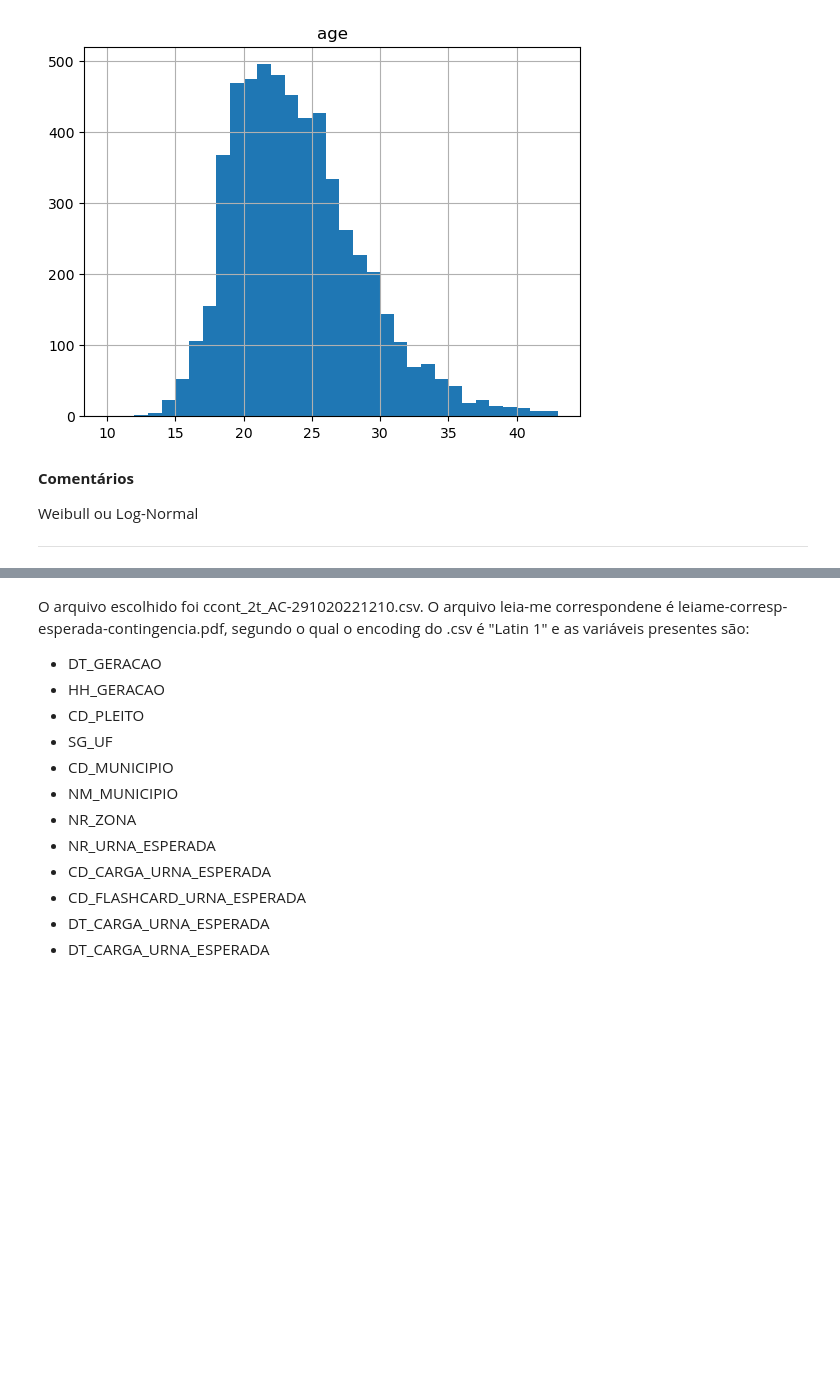
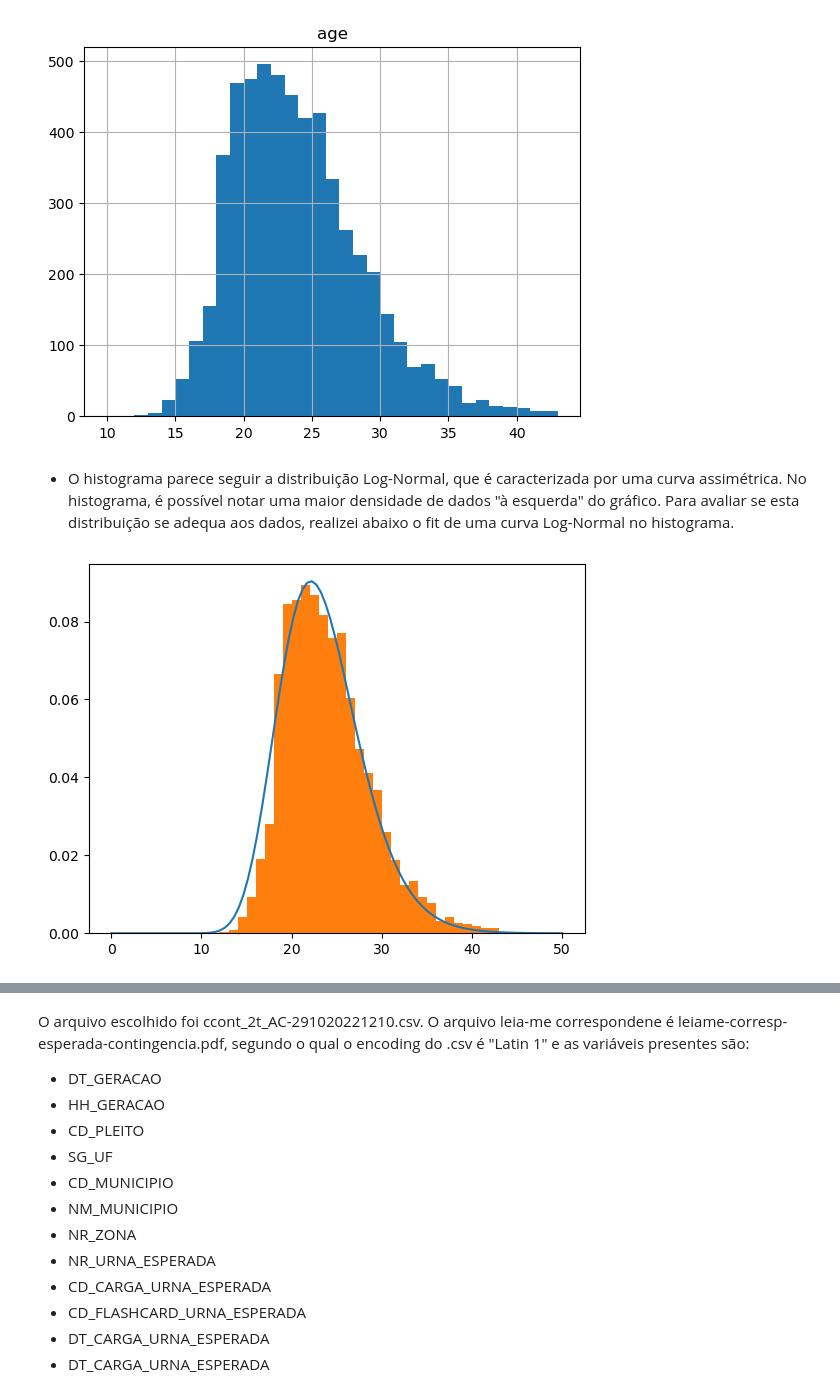
Before and after one commit to pdcos/analise_visual_ciencia_de_dados, a Jupyter notebook: participacao_4/solutions_4.ipynb, the cells around one changed output, grey strips where cells are left out. Drawn from its saved outputs; the diff is of its cells as text; code cells hidden in the pictures; blank space fills up the shorter version.

Commit message:
Adicionando a resposta para todos os exercicios

```diff
--- a/participacao_4/solutions_4.ipynb
+++ b/participacao_4/solutions_4.ipynb
@@ -40,10 +45,16 @@ df_age.hist(column='age', bins=33, range=(10, 43))
 # %% [output]
 array([[<Axes: title={'center': 'age'}>]], dtype=object)
 [figure]
-# %% [markdown]
-**Comentários**
-
-
-Weibull ou Log-Normal
-
----
+# %% [markdown]
+- O histograma parece seguir a distribuição Log-Normal, que é caracterizada por uma curva assimétrica. No histograma, é possível notar uma maior densidade de dados "à esquerda" do gráfico. Para avaliar se esta distribuição se adequa aos dados, realizei abaixo o fit de uma curva Log-Normal no histograma.
+# %%
+
+data = df_age['age']
+shape, loc, scale = lognorm.fit(data, floc=0)
+x = np.linspace(0, 50, 100)
+pdf = lognorm.pdf(x, shape, loc, scale)
+plt.plot(x, pdf, label='lognorm')
+plt.hist(data, bins=33, range=(10, 43), density=True)
+plt.show()
+# %% [output]
+[figure, added]
```
Also changed, not shown: parts of 18 cells of this notebook.
